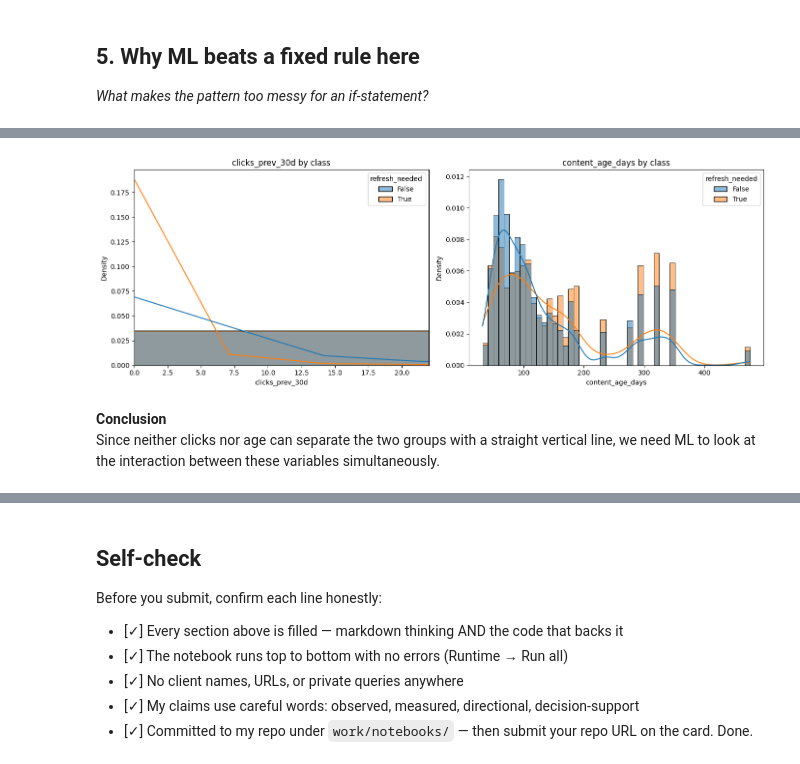
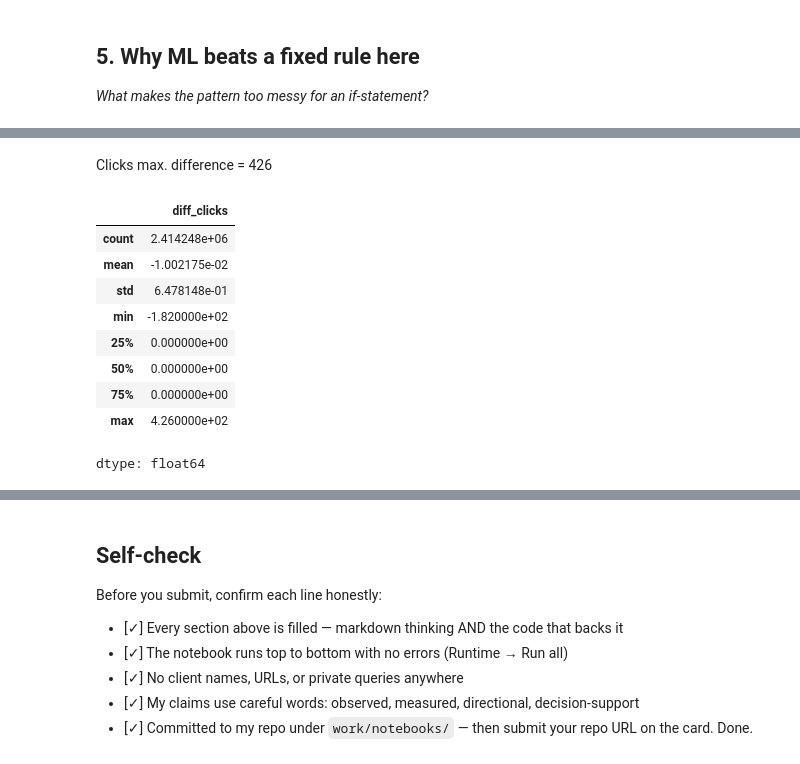
Before and after one commit to MuhammadFaizan0023/FlyRank_ML_internship_repo, a Jupyter notebook: work/notebooks/w02_ml_task_framing.ipynb, the cells around one changed output, grey strips where cells are left out. Saved outputs shown, nothing was run; the diff lists cells and outputs as text; code cells hidden in the pictures.

```diff
--- a/work/notebooks/w02_ml_task_framing.ipynb
+++ b/work/notebooks/w02_ml_task_framing.ipynb
@@ -220,25 +165,20 @@ The deciding features are numerical and values can vary very much so a single if
 # %%
-# This cell is for CODE (numbers, a query, a check).
-# Write your text answer in the cell ABOVE this one — typing sentences here breaks Run All.
-# Example plot
-import matplotlib.pyplot as plt
-import seaborn as sns
-
-fig, axes = plt.subplots(1, 2, figsize=(14,5))
-
-sns.histplot(data=sample_data, x='clicks_prev_30d', hue='refresh_needed',
-             bins=50, kde=True, ax=axes[0], stat='density', common_norm=False)
-axes[0].set_title('clicks_prev_30d by class')
-axes[0].set_xlim(0, sample_data['clicks_prev_30d'].quantile(0.95))  # trim outliers for visibility
-
-sns.histplot(data=sample_data, x='content_age_days', hue='refresh_needed',
-             bins=50, kde=True, ax=axes[1], stat='density', common_norm=False)
-axes[1].set_title('content_age_days by class')
-
-plt.tight_layout()
-plt.show()
+# Calculate the actual magnitude of the differences
+sample_data['diff_clicks'] = sample_data['clicks_last30'] - sample_data['clicks_prev30']
+sample_data['diff_impressions'] = sample_data['impressions_last30'] - sample_data['impressions_prev30']
+sample_data['diff_avg_position'] = sample_data['avg_position_last30'] - sample_data['avg_position_prev30']
-# %% [output]
-[figure, removed]
-# %% [markdown]
-**Conclusion**<br>
-Since neither clicks nor age can separate the two groups with a straight vertical line, we need ML to look at the interaction between these variables simultaneously.
+# %% [markdown]
+Clicks max. difference = 426
+# %%
+sample_data['diff_clicks'].describe()
+# %% [output]
+|  | diff_clicks |
+| count | 2.414248e+06 |
+| mean | -1.002175e-02 |
+| std | 6.478148e-01 |
+| min | -1.820000e+02 |
+| 25% | 0.000000e+00 |
+| 50% | 0.000000e+00 |
+| 75% | 0.000000e+00 |
+| max | 4.260000e+02 |
+dtype: float64
```
Also changed, not shown: parts of 36 cells of this notebook.
